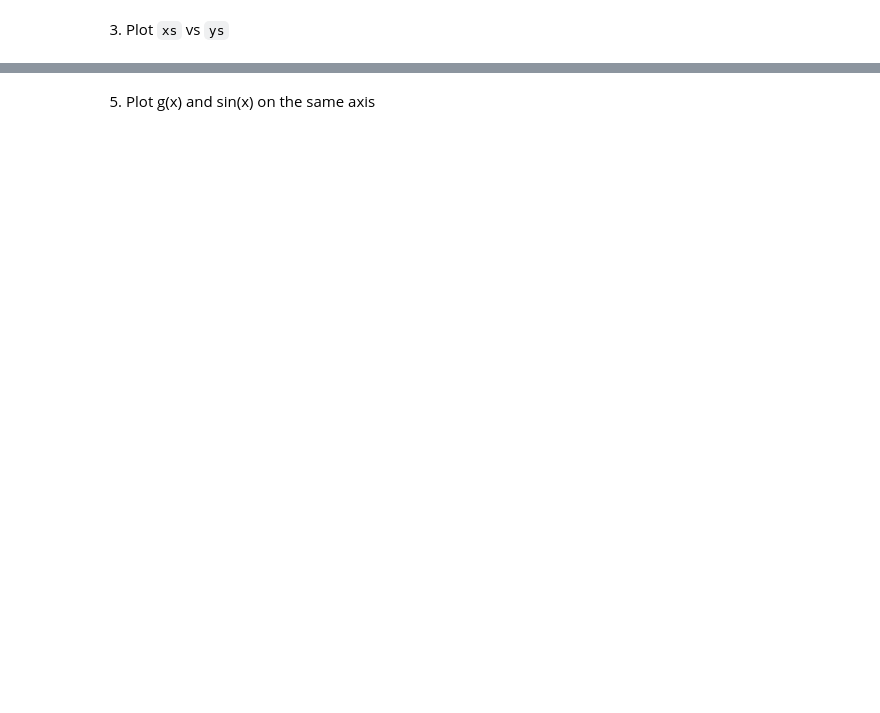
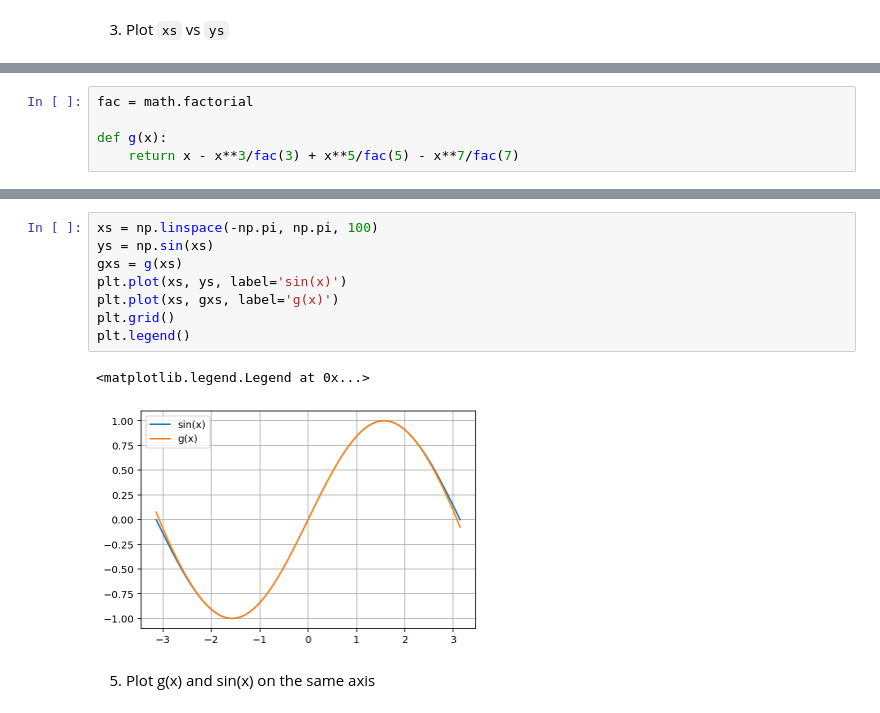
Before and after one commit to TJJayCollector/Exercise-02-Taylor-And-Derivative, a Jupyter notebook: 02 Taylor Series and Derivative.ipynb, the cells around one changed output, grey strips where cells are left out. Cells and saved outputs as stored; diff of their text form; blank space fills up the shorter version.

```diff
--- a/02 Taylor Series and Derivative.ipynb
+++ b/02 Taylor Series and Derivative.ipynb
@@ -15,3 +24,8 @@ import math
+# %%
+fac = math.factorial
+
+def g(x):
+    return x - x**3/fac(3) + x**5/fac(5) - x**7/fac(7)
 # %% [markdown]
 4) Plot
 $\begin{align}
@@ -19,3 +33,14 @@ g(x) = x - \frac{x^3}{3!} + \frac{x^5}{6!} - \frac{x^7}{7!}
 \end{align}$
+# %%
+xs = np.linspace(-np.pi, np.pi, 100)
+ys = np.sin(xs)
+gxs = g(xs)
+plt.plot(xs, ys, label='sin(x)')
+plt.plot(xs, gxs, label='g(x)')
+plt.grid()
+plt.legend()
+# %% [output]
+<matplotlib.legend.Legend at 0x...>
+[figure, added]
 # %% [markdown]
 5) Plot g(x) and sin(x) on the same axis
```
Also changed, not shown: parts of 5 cells of this notebook.
